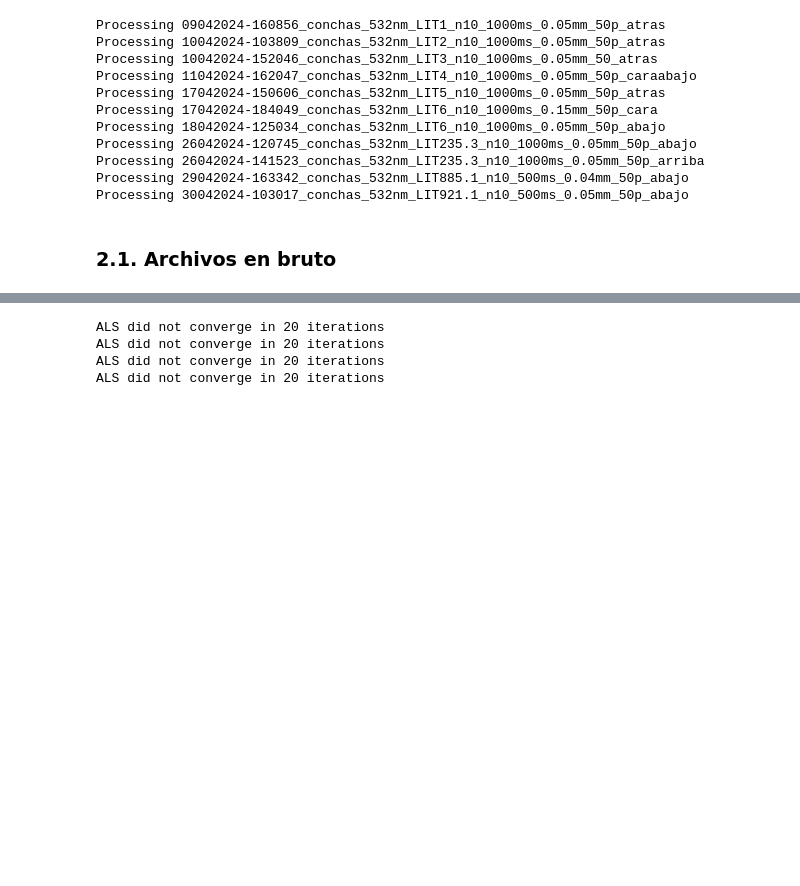
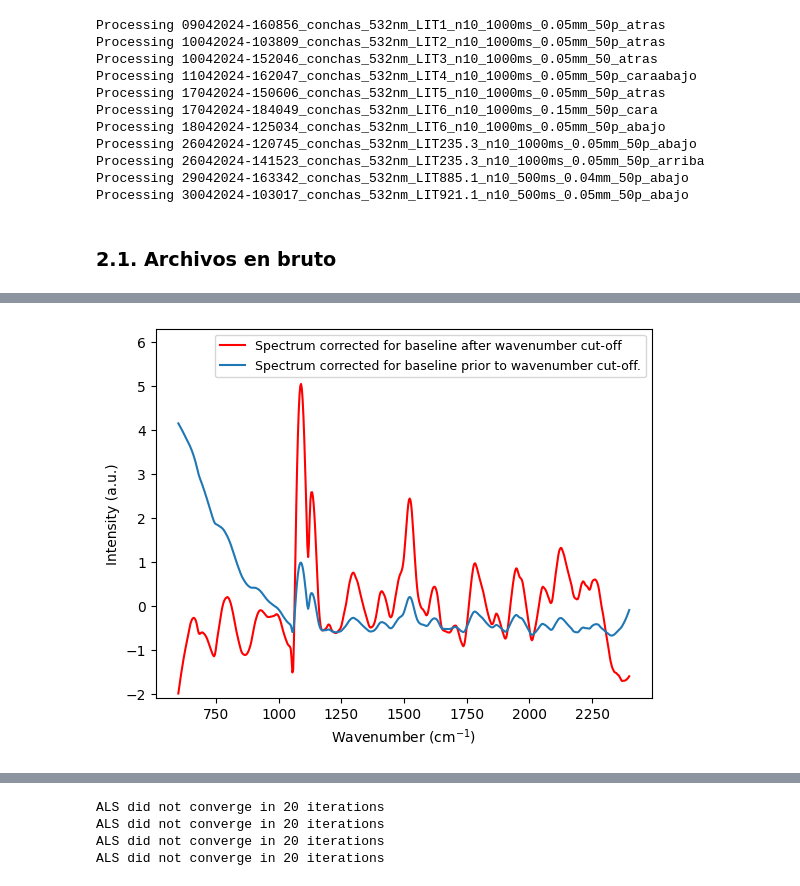
Before and after one commit to andreaperezasen/TFM-ML-Raman-Conchas-Arqueologicas, a Jupyter notebook: Code/Notebooks/procesado_sonda532nm.ipynb, the cells around one changed output, grey strips where cells are left out. Saved outputs shown, nothing was run; the diff lists cells and outputs as text; code cells hidden in the pictures; blank space fills up the shorter version.

```diff
--- a/Code/Notebooks/procesado_sonda532nm.ipynb
+++ b/Code/Notebooks/procesado_sonda532nm.ipynb
@@ -298,14 +289,15 @@ def correct_baseline(data, baseline):
     """
     # Ensure that both data and baseline are DataFrames
     if not isinstance(data, pd.DataFrame):
-        data = pd.DataFrame(data)
+         data = pd.DataFrame(data)
     if not isinstance(baseline, pd.DataFrame):
-        baseline = pd.DataFrame(baseline)
+         baseline = pd.DataFrame(baseline)
     # Perform baseline correction
-    corrected_data = data.values - baseline.values
-    # Convert the result back to a DataFrame while maintaining the same column names
-    corrected_data = pd.DataFrame(corrected_data, columns=data.columns).copy()
+
+    corrected_data = data - baseline
+
     return corrected_data
+
 
 def normalize_spectra(X_filtered):
     """
@@ -357,22 +349,29 @@ def cut_spectrum(df, min_wavelength, max_wavelength):
     Returns:
     - df_cut (pandas.DataFrame): DataFrame containing the spectrum within the specified range.
     """
+    df.columns = df.columns.astype(float) #si tus columnas deben ser números flotantes
     df_cut = df.loc[:, (df.columns >= min_wavelength) & (df.columns <= max_wavelength)]
     return df_cut
 
-def preprocesado_raw(D_sonda,bg_sonda, asymmetry_param=0.0001, smoothness_param=1e4, min_wavelength = 700, max_wavelength =2500, max_iters=20, conv_thresh=1e-6):
+def preprocesado_raw(D_sonda,bg_sonda, asymmetry_param=0.0001, smoothness_param=1e4, min_wavelength = 600, max_wavelength =2400, max_iters=20, conv_thresh=1e-6):
 
     D_BG_sonda = subtract_background(D_sonda, bg_sonda)
     # Find baseline of Raman spectra data
     D_C_sonda = cut_spectrum(D_BG_sonda, max_wavelength, max_wavelength)
-    D_BL_sonda = find_baseline(D_BG_sonda, asymmetry_param, smoothness_param, max_iters, conv_thresh)
+    D_BL_sonda = find_baseline(D_C_sonda, asymmetry_param, smoothness_param, max_iters, conv_thresh)
     # Correct baseline of Raman spectra data
-    D_BC_sonda = correct_baseline(D_sonda, D_BL_sonda)
+    D_BC_sonda = correct_baseline(D_C_sonda, D_BL_sonda)
     # Normalize Raman spectra data
-    # D_N_sonda = SNV(D_BC_sonda)
+    D_N_sonda = SNV(D_BC_sonda)
 
-    return D_BC_sonda #D_N_sonda
+    return D_N_sonda, D_BC_sonda, D_BL_sonda, D_BG_sonda
 
 # df_preproc = preprocesado_raw(df,df_background)
 
+# Cargamos csv de pueba:
+data_prueba = pd.read_csv("D:\OneDrive - UNICAN\Escritorio\Conchas\CSV_sonda_2024\\30042024-103017_conchas_532nm_LIT921.1_n10_500ms_0.05mm_50p_abajo\\exported_raw_exported.csv", skiprows=[1], header=0)
 # df_preproc.mean(axis=0).plot()
+
+data_background = pd.read_csv("D:\OneDrive - UNICAN\Escritorio\Conchas\CSV_sonda_2024\\30042024-103017_conchas_532nm_LIT921.1_n10_500ms_0.05mm_50p_abajo\\exported_raw_exported.csv", nrows=1)
+
+data_prueba
@@ -418,0 +449,14 @@ df.mean(axis=0).plot()
+# %%
+
+fig, ax = plt.subplots()
+
+D_Escalado_cut.mean(axis=0).plot(ax=ax, label='Spectrum corrected for baseline after wavenumber cut-off', color = 'r')
+D_Escalado_cut_posterior.mean(axis=0).plot(ax=ax, label='Spectrum corrected for baseline prior to wavenumber cut-off.')
+
+plt.legend(fontsize=9, loc='upper right')
+plt.xlabel('Wavenumber (cm$^{-1}$)')
+plt.ylabel('Intensity (a.u.)')
+plt.ylim(-2.1, 6.3)
+plt.show()
+# %% [output]
+[figure, added]
```
Also changed, not shown: parts of 13 cells of this notebook.
